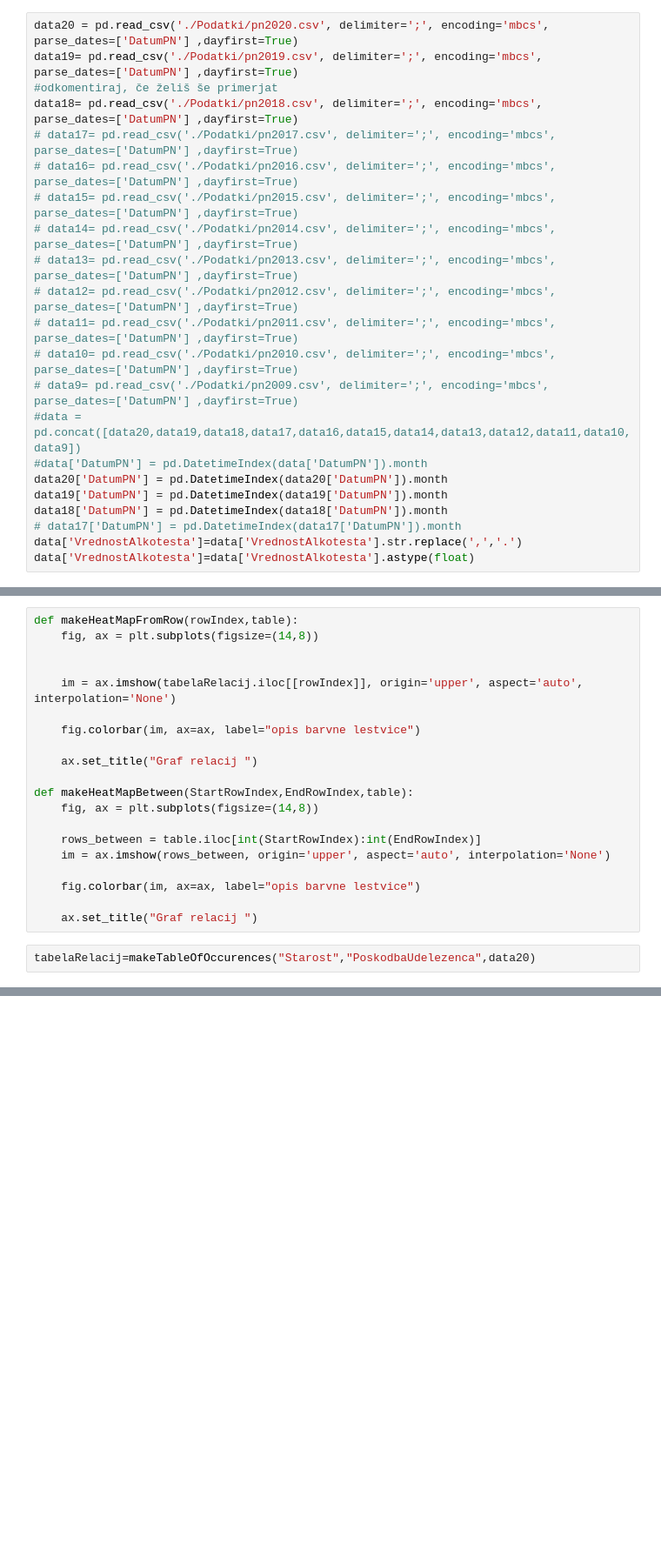
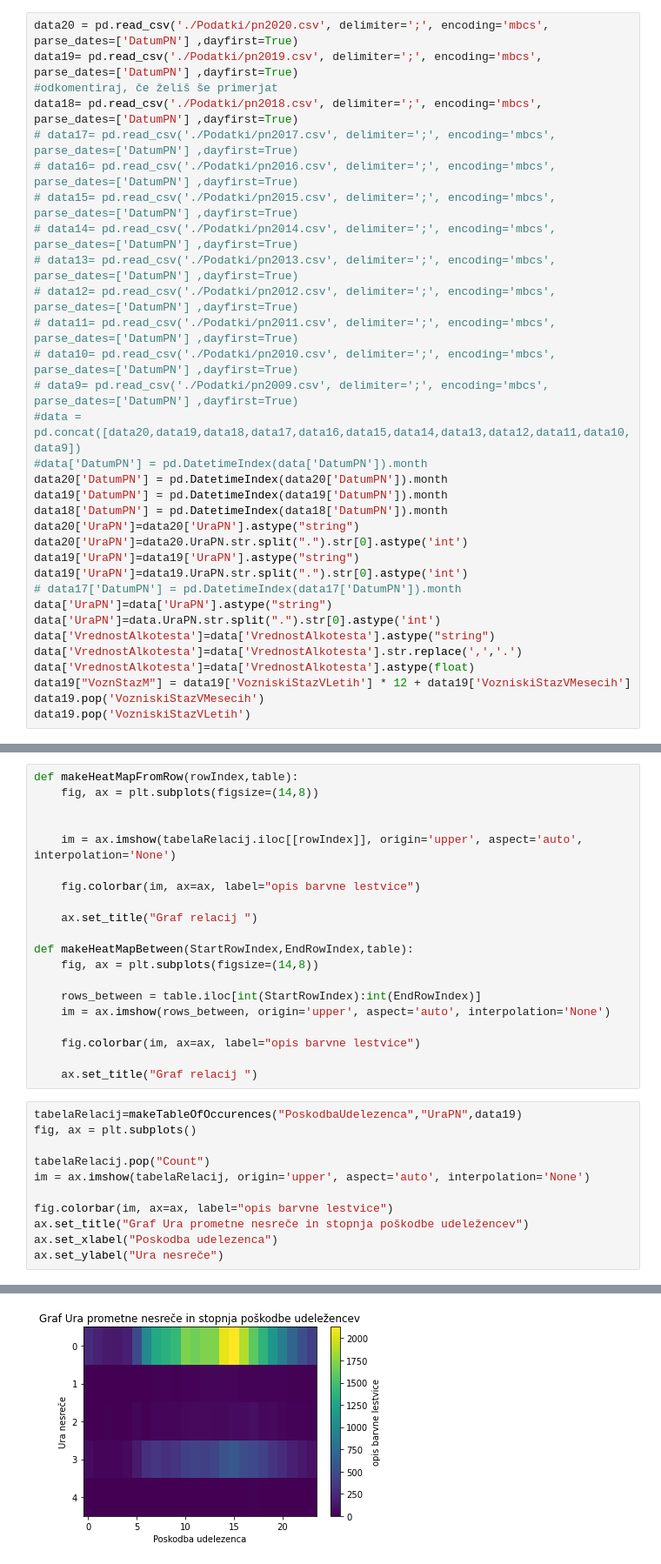
Before and after one commit to urssa/PR21AHJZMPVTBUS, a Jupyter notebook: ocenjevanjeAtributov.ipynb, the cells around one changed output, grey strips where cells are left out. Shown at 87% size. Saved outputs shown, nothing was run; the diff lists cells and outputs as text; blank space fills up the shorter version.

Commit message:
dodal sem še par heatmap grafov

```diff
--- a/ocenjevanjeAtributov.ipynb
+++ b/ocenjevanjeAtributov.ipynb
@@ -179,6 +178,16 @@ data18= pd.read_csv('./Podatki/pn2018.csv', delimiter=';', encoding='mbcs',  par
 data20['DatumPN'] = pd.DatetimeIndex(data20['DatumPN']).month
 data19['DatumPN'] = pd.DatetimeIndex(data19['DatumPN']).month
 data18['DatumPN'] = pd.DatetimeIndex(data18['DatumPN']).month
+data20['UraPN']=data20['UraPN'].astype("string")
+data20['UraPN']=data20.UraPN.str.split(".").str[0].astype('int')
+data19['UraPN']=data19['UraPN'].astype("string")
+data19['UraPN']=data19.UraPN.str.split(".").str[0].astype('int')
 # data17['DatumPN'] = pd.DatetimeIndex(data17['DatumPN']).month
+data['UraPN']=data['UraPN'].astype("string")
+data['UraPN']=data.UraPN.str.split(".").str[0].astype('int')
+data['VrednostAlkotesta']=data['VrednostAlkotesta'].astype("string")
 data['VrednostAlkotesta']=data['VrednostAlkotesta'].str.replace(',','.')
 data['VrednostAlkotesta']=data['VrednostAlkotesta'].astype(float)
+data19["VoznStazM"] = data19['VozniskiStazVLetih'] * 12 + data19['VozniskiStazVMesecih']
+data19.pop('VozniskiStazVMesecih')
+data19.pop('VozniskiStazVLetih')
@@ -209,4 +231,14 @@ def makeHeatMapBetween(StartRowIndex,EndRowIndex,table):
 
     ax.set_title("Graf relacij ")
 # %%
-tabelaRelacij=makeTableOfOccurences("Starost","PoskodbaUdelezenca",data20)
+tabelaRelacij=makeTableOfOccurences("PoskodbaUdelezenca","UraPN",data19)
+fig, ax = plt.subplots()
+
+tabelaRelacij.pop("Count")
+im = ax.imshow(tabelaRelacij, origin='upper', aspect='auto', interpolation='None')
+
+fig.colorbar(im, ax=ax, label="opis barvne lestvice")
+ax.set_title("Graf Ura prometne nesreče in stopnja poškodbe udeležencev")
+ax.set_xlabel("Poskodba udelezenca")
+ax.set_ylabel("Ura nesreče")
+# %% [output]
@@ -212,0 +246 @@ tabelaRelacij=makeTableOfOccurences("Starost","PoskodbaUdelezenca",data20)
+[figure, added]
```
Also changed, not shown: parts of 14 cells of this notebook.
